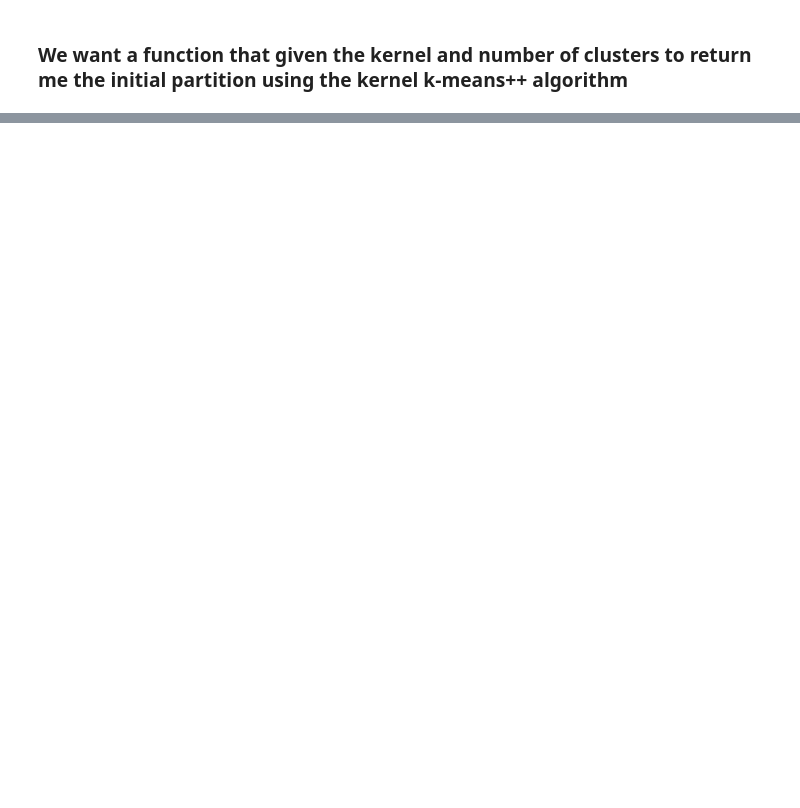
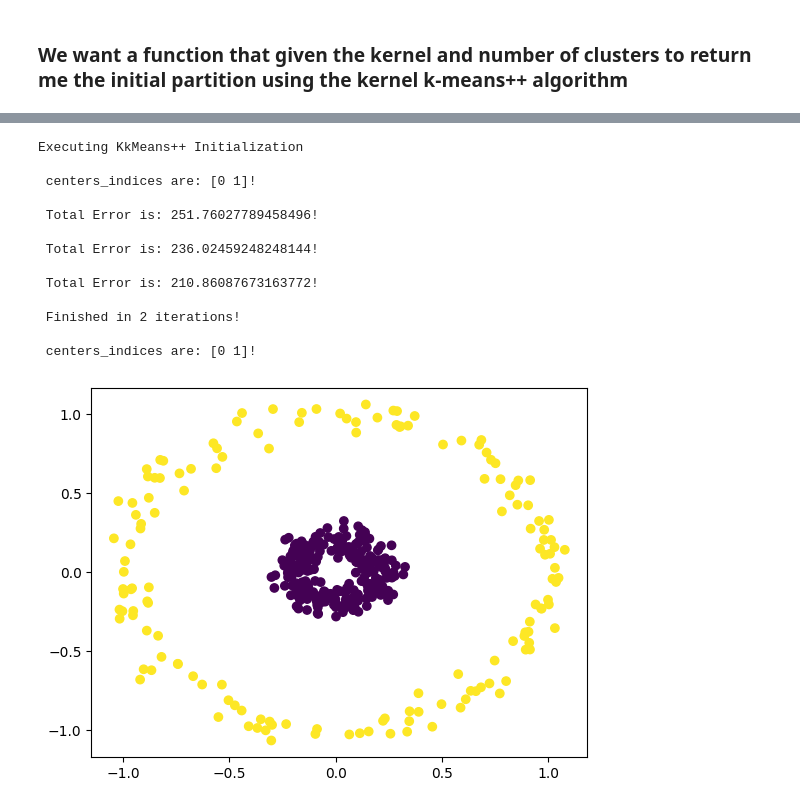
Before and after one commit to gvardakas/global-kernel-k-means-pp, a Jupyter notebook: Kernel k-means.ipynb, the cells around one changed output, grey strips where cells are left out. Saved outputs shown, nothing was run; the diff lists cells and outputs as text; code cells hidden in the pictures; blank space fills up the shorter version.

Commit message:
Add kMeans Initialization Method
Add kMeans Initialization Method, Fix kMeans names

```diff
--- a/Kernel k-means.ipynb
+++ b/Kernel k-means.ipynb
@@ -78,7 +86,7 @@ def custom_kernel_kmeans(X, centers_indices, initial_partition, kernel_matrix, m
             centers_indices = np.unique(next_partition)
 
 # 6 are good
-def kernel_kmeans_pp(X, K, kernel_matrix, n_init=6, method = 'KKmeanspp'):
+def kernel_kmeans_pp(X, K, kernel_matrix, n_init=6, method = 'KkMeans++'):
     min_total_error = math.inf
 
     for _ in range(n_init):
@@ -104,2 +117,17 @@ plt.show()
 # %%
-kernel_kmeans_pp(X, 2, kernel_matrix, n_init=10, method='KKmeans++')
+kernel_kmeans_pp(X, 2, kernel_matrix, n_init=1, method='KkMeans++')
+# %% [output]
+Executing KkMeans++ Initialization
+
+ centers_indices are: [0 1]!
+
+ Total Error is: 251.76027789458496!
+
+ Total Error is: 236.02459248248144!
+
+ Total Error is: 210.86087673163772!
+
+ Finished in 2 iterations!
+
+ centers_indices are: [0 1]!
+[figure, added]
```
Also changed, not shown: parts of 5 cells of this notebook, 1 other file.
